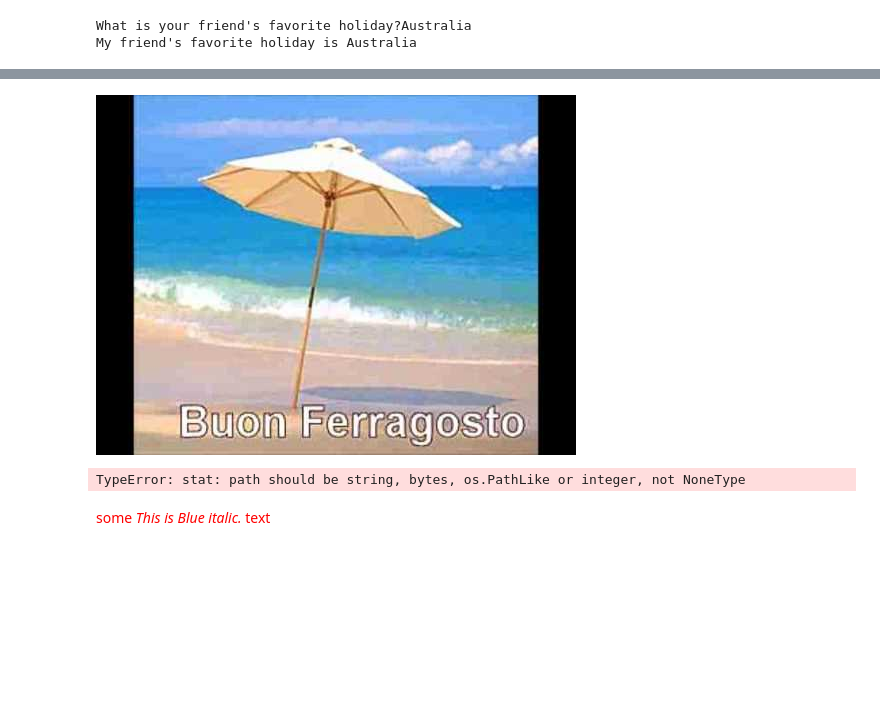
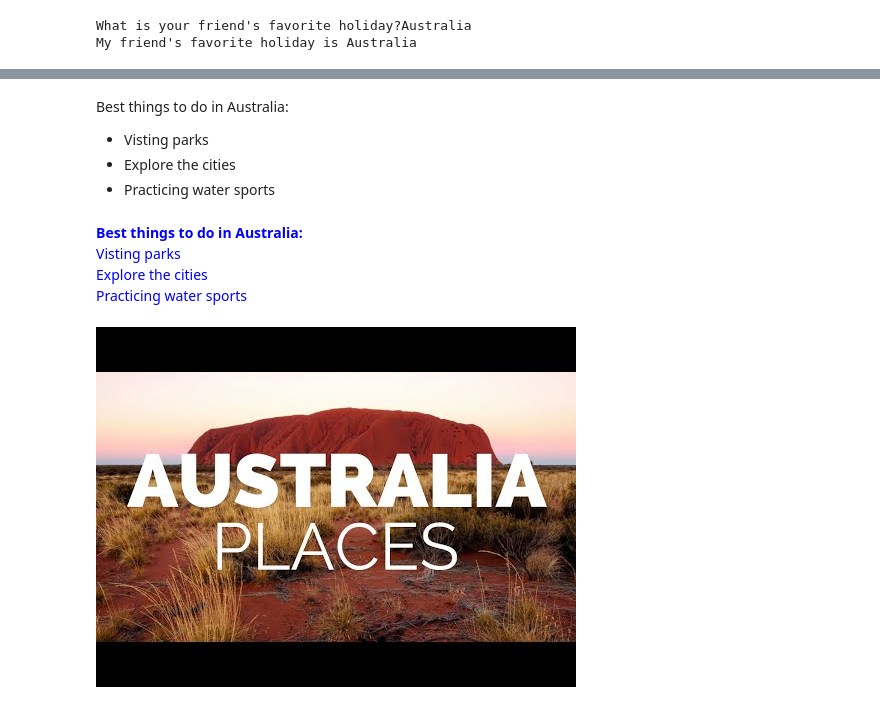
Before and after one commit to federicariva/BEES-DAFT-MAY21, a Jupyter notebook: Labs/Jupyterlab.ipynb, the cells around one changed output, grey strips where cells are left out. Drawn from its saved outputs; the diff is of its cells as text; code cells hidden in the pictures; blank space fills up the shorter version.

```diff
--- a/Labs/Jupyterlab.ipynb
+++ b/Labs/Jupyterlab.ipynb
@@ -36,16 +30,18 @@ from IPython.display import Image
 Image(url='https://hips.hearstapps.com/hmg-prod.s3.amazonaws.com/images/holger-link-704031-unsplash-1549277325.jpg?resize=480:*', width=400)
 # %% [output]
 [interactive output not drawn]
-# %%
-from IPython.display import YouTubeVideo
-YouTubeVideo('kqGMPsyf6Es')
-# %% [output]
-[figure, removed]
-# %%
-from IPython.display import Video
-
-Video(url='https://youtu.be/cudLKnMZO1g', width=400)
-# %% [output]
-TypeError: stat: path should be string, bytes, os.PathLike or integer, not NoneType
-# %% [markdown]
-<span style="color:red">some *This is Blue italic.* text</span>
+# %% [markdown]
+Best things to do in Australia:
+- Visting parks
+- Explore the cities
+- Practicing water sports
+# %% [markdown]
+<span style="color:blue"> __Best things to do in Australia:__
+    Visting parks
+    Explore the cities
+    Practicing water sports</span>
+# %%
+from IPython.display import YouTubeVideo
+YouTubeVideo('PdVLk_dPmtc')
+# %% [output]
+[figure, added]
```
Also changed, not shown: parts of 2 cells of this notebook.
